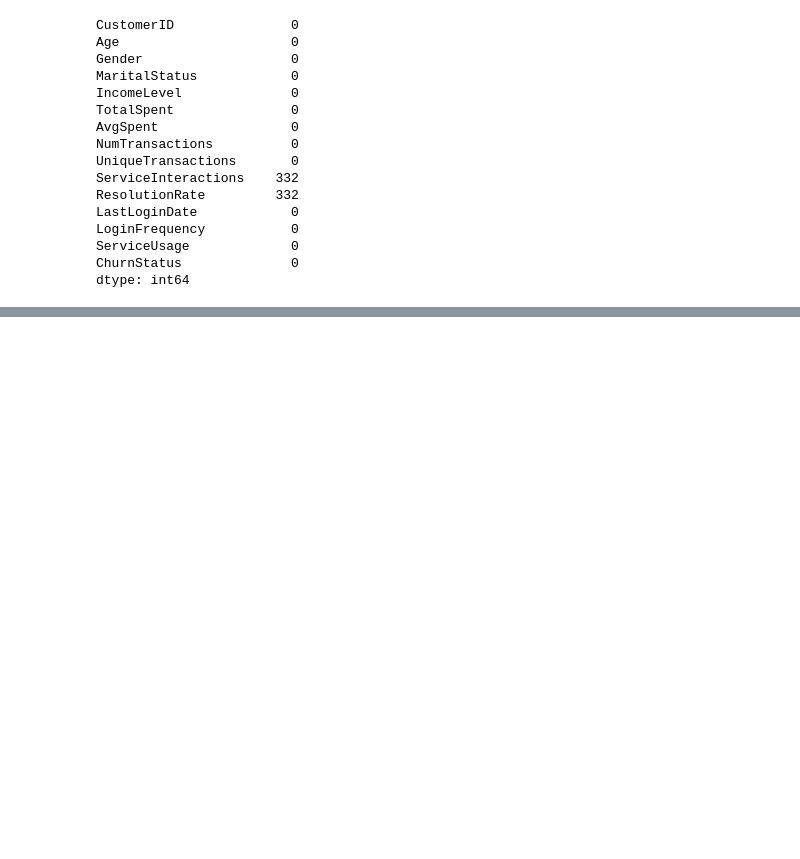
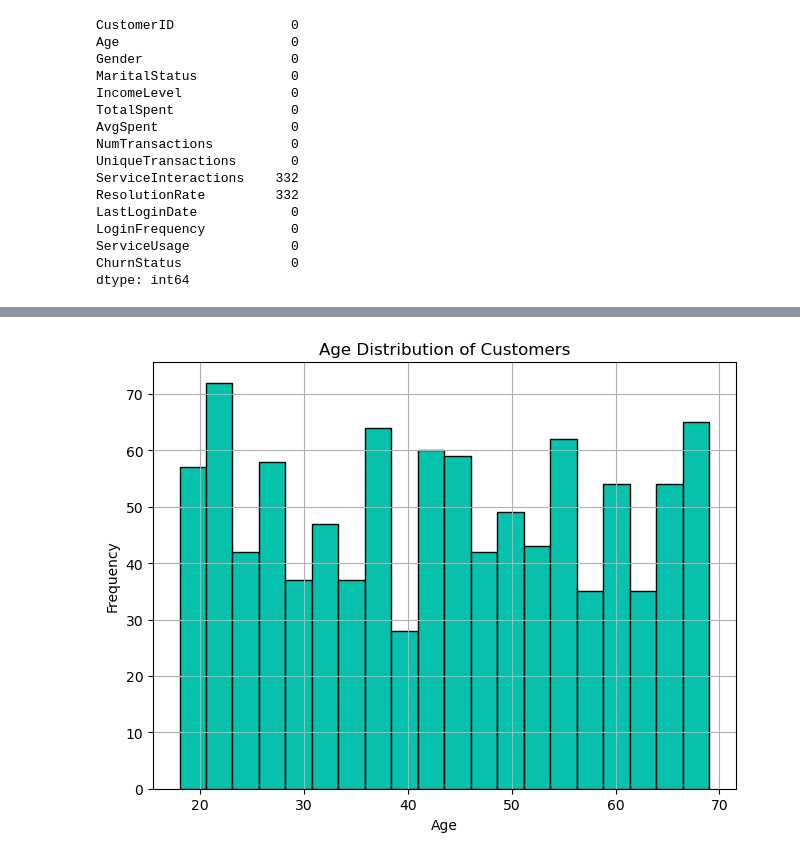
Before and after one commit to ethanaire/Lloyds-Banking-Group-Data-Science-Analytics, a Jupyter notebook: Task 1 - EDA and Data Preprocessing.ipynb, the cells around one changed output, grey strips where cells are left out. Saved outputs shown, nothing was run; the diff lists cells and outputs as text; code cells hidden in the pictures; blank space fills up the shorter version.

```diff
--- a/Task 1 - EDA and Data Preprocessing.ipynb
+++ b/Task 1 - EDA and Data Preprocessing.ipynb
@@ -157,0 +151,10 @@ df_encoded.head()
+# %%
+# Histograms
+base_df["Age"].hist(bins= 20, color='#06C2AC', edgecolor='black')
+plt.tight_layout()
+plt.title("Age Distribution of Customers")
+plt.xlabel("Age")
+plt.ylabel("Frequency")
+plt.show()
+# %% [output]
+[figure, added]
```
Also changed, not shown: parts of 22 cells of this notebook.
